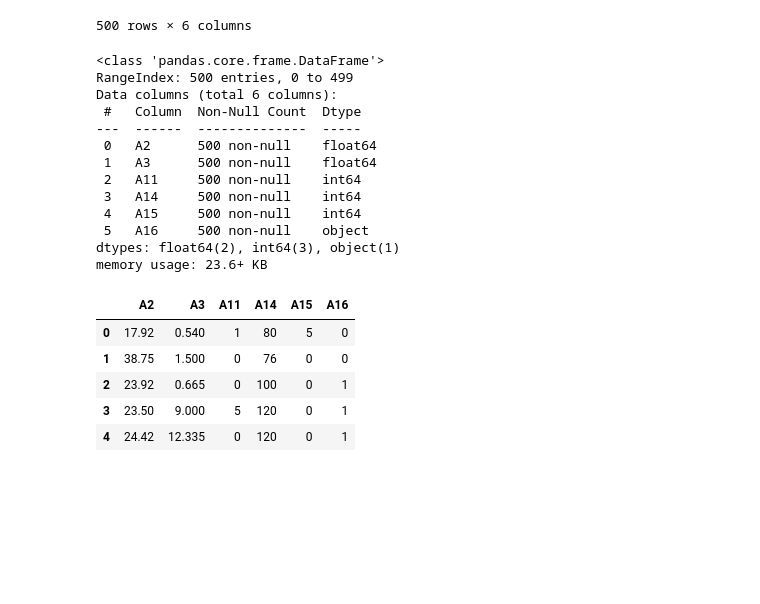
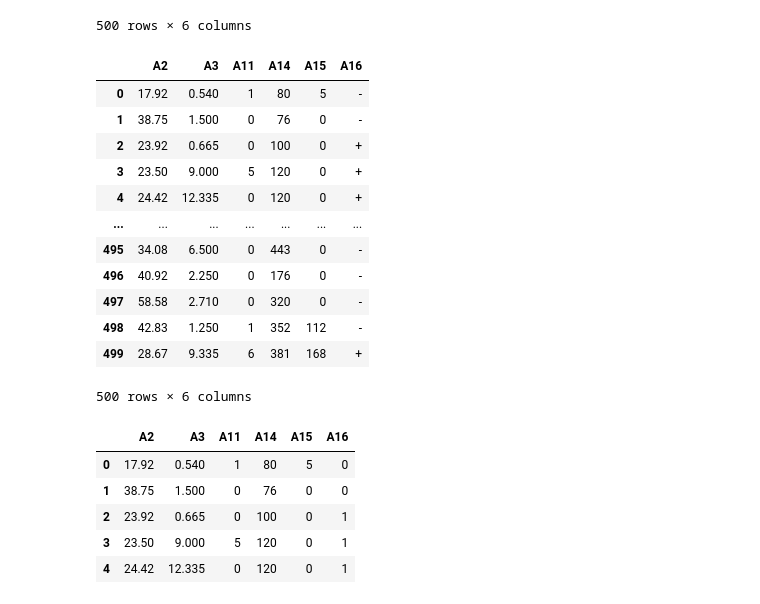
Before and after one commit to lalalaoalla/static-analysis-of-non-numeric-data, a Jupyter notebook: 1лаба/main.ipynb, the cells around one changed output. Drawn from its saved outputs; the diff is of its cells as text; code cells hidden in the pictures; blank space fills up the shorter version.

```diff
--- a/1лаба/main.ipynb
+++ b/1лаба/main.ipynb
@@ -29,21 +29,21 @@ qualitative_data_df
 500 rows × 6 columns
 # %%
 quantitative_data_df=df.loc[:,['A2','A3','A11','A14','A15','A16']]#количественные данные
-quantitative_data_df.info()
+quantitative_data_df
 # %% [output]
+|  | A2 | A3 | A11 | A14 | A15 | A16 |
+| 0 | 17.92 | 0.540 | 1 | 80 | 5 | - |
+| 1 | 38.75 | 1.500 | 0 | 76 | 0 | - |
+| 2 | 23.92 | 0.665 | 0 | 100 | 0 | + |
+| 3 | 23.50 | 9.000 | 5 | 120 | 0 | + |
+| 4 | 24.42 | 12.335 | 0 | 120 | 0 | + |
+| ... | ... | ... | ... | ... | ... | ... |
+| 495 | 34.08 | 6.500 | 0 | 443 | 0 | - |
+| 496 | 40.92 | 2.250 | 0 | 176 | 0 | - |
+| 497 | 58.58 | 2.710 | 0 | 320 | 0 | - |
+| 498 | 42.83 | 1.250 | 1 | 352 | 112 | - |
+| 499 | 28.67 | 9.335 | 6 | 381 | 168 | + |
-<class 'pandas.core.frame.DataFrame'>
-RangeIndex: 500 entries, 0 to 499
-Data columns (total 6 columns):
- #   Column  Non-Null Count  Dtype
----  ------  --------------  -----
- 0   A2      500 non-null    float64
- 1   A3      500 non-null    float64
- 2   A11     500 non-null    int64
- 3   A14     500 non-null    int64
- 4   A15     500 non-null    int64
- 5   A16     500 non-null    object
-dtypes: float64(2), int64(3), object(1)
-memory usage: 23.6+ KB
+500 rows × 6 columns
 # %%
 quantitative_data_df['A16'] = quantitative_data_df['A16'].apply(lambda x: 1 if x=='+' else 0 )
 quantitative_data_df.head()
```
Also changed, not shown: parts of 1 cell of this notebook.
